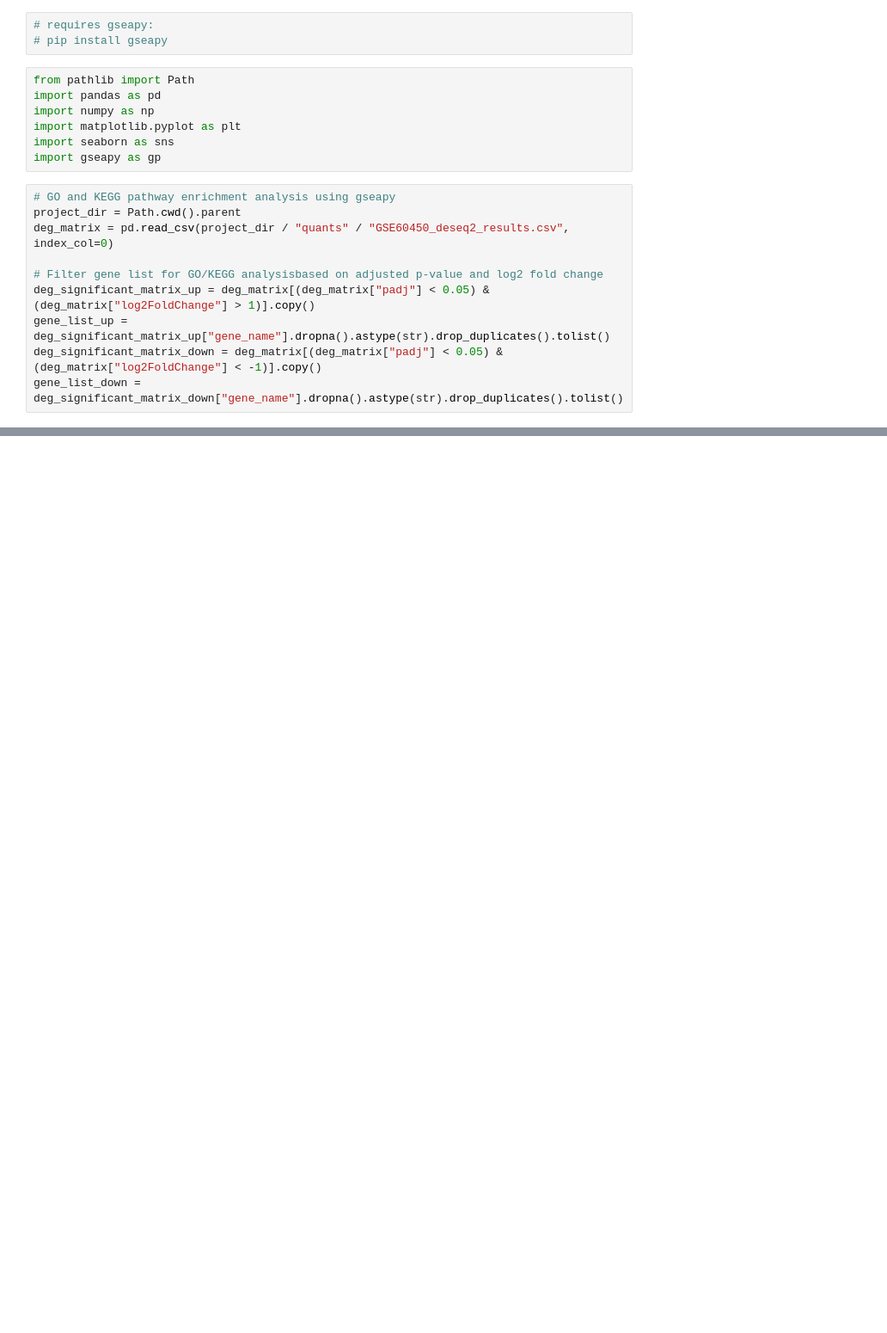
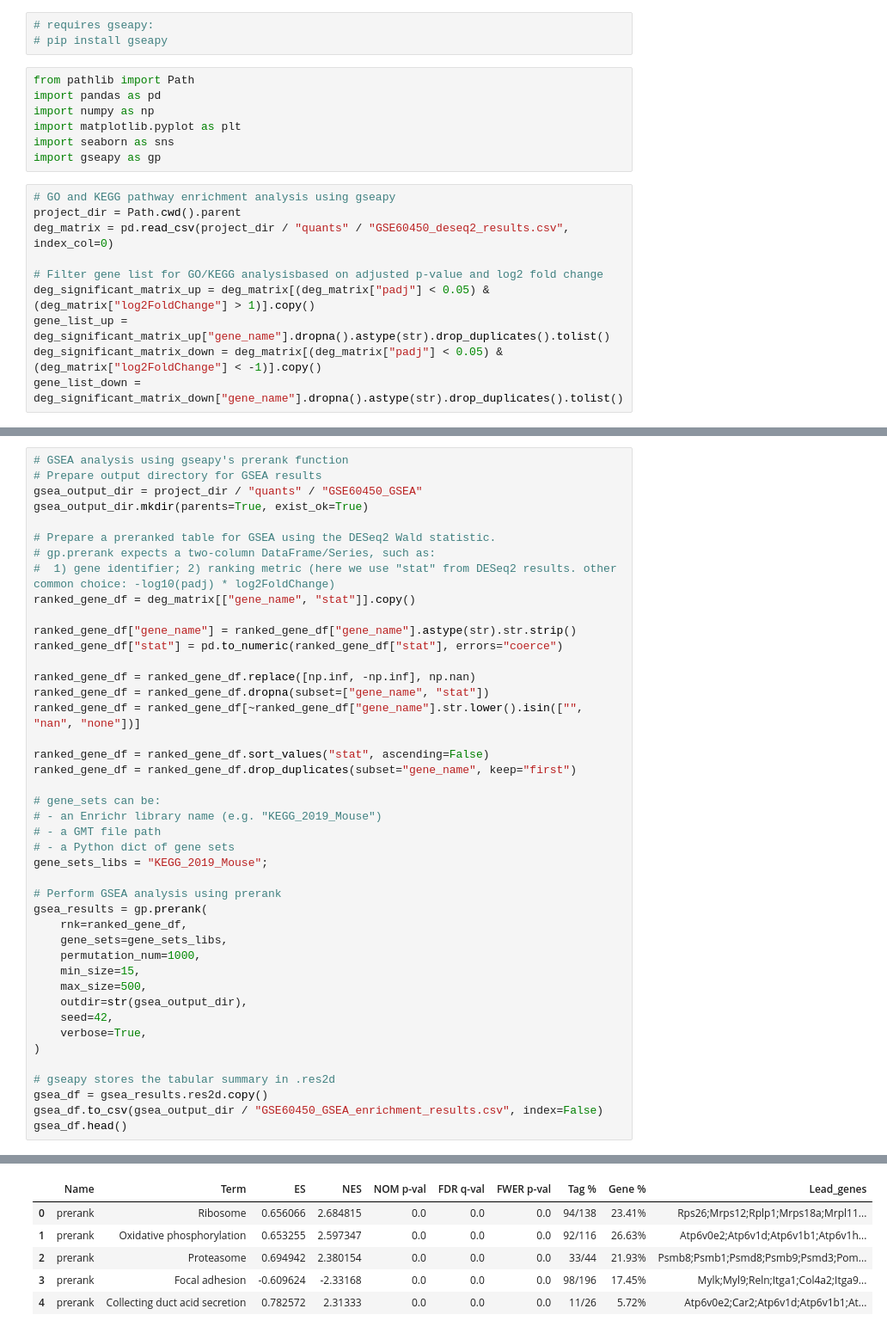
Before and after one commit to RongMonica/RNAseq_pipeline, a Jupyter notebook: scripts/05_functional_enrichment.ipynb, the cells around one changed output, grey strips where cells are left out. Shown at 86% size. Saved outputs shown, nothing was run; the diff lists cells and outputs as text; blank space fills up the shorter version.

Commit message:
Add GSEA enrichment analysis

```diff
--- a/scripts/05_functional_enrichment.ipynb
+++ b/scripts/05_functional_enrichment.ipynb
@@ -172,0 +170,44 @@ plot_enrichment_barplot(
+# %%
+# GSEA analysis using gseapy's prerank function
+# Prepare output directory for GSEA results
+gsea_output_dir = project_dir / "quants" / "GSE60450_GSEA"
+gsea_output_dir.mkdir(parents=True, exist_ok=True)
+
+# Prepare a preranked table for GSEA using the DESeq2 Wald statistic.
+# gp.prerank expects a two-column DataFrame/Series, such as:
+#  1) gene identifier; 2) ranking metric (here we use "stat" from DESeq2 results. other common choice: -log10(padj) * log2FoldChange)
+ranked_gene_df = deg_matrix[["gene_name", "stat"]].copy()
+
+ranked_gene_df["gene_name"] = ranked_gene_df["gene_name"].astype(str).str.strip()
+ranked_gene_df["stat"] = pd.to_numeric(ranked_gene_df["stat"], errors="coerce")
+
+ranked_gene_df = ranked_gene_df.replace([np.inf, -np.inf], np.nan)
+ranked_gene_df = ranked_gene_df.dropna(subset=["gene_name", "stat"])
+ranked_gene_df = ranked_gene_df[~ranked_gene_df["gene_name"].str.lower().isin(["", "nan", "none"])]
+
+ranked_gene_df = ranked_gene_df.sort_values("stat", ascending=False)
+ranked_gene_df = ranked_gene_df.drop_duplicates(subset="gene_name", keep="first")
+
+# gene_sets can be:
+# - an Enrichr library name (e.g. "KEGG_2019_Mouse")
+# - a GMT file path
+# - a Python dict of gene sets
+gene_sets_libs = "KEGG_2019_Mouse";
+
+# Perform GSEA analysis using prerank
+gsea_results = gp.prerank(
+    rnk=ranked_gene_df,
+    gene_sets=gene_sets_libs,
+    permutation_num=1000,
+    min_size=15,
+    max_size=500,
+    outdir=str(gsea_output_dir),
+    seed=42,
+    verbose=True,
+)
+
+# gseapy stores the tabular summary in .res2d
+gsea_df = gsea_results.res2d.copy()
+gsea_df.to_csv(gsea_output_dir / "GSE60450_GSEA_enrichment_results.csv", index=False)
+gsea_df.head()
+# %% [output]
@@ -172,0 +223,6 @@ plot_enrichment_barplot(
+|  | Name | Term | ES | NES | NOM p-val | FDR q-val | FWER p-val | Tag % | Gene % | Lead_genes |
+| 0 | prerank | Ribosome | 0.656066 | 2.684815 | 0.0 | 0.0 | 0.0 | 94/138 | 23.41% | Rps26;Mrps12;Rplp1;Mrps18a;Mrpl11... |
+| 1 | prerank | Oxidative phosphorylation | 0.653255 | 2.597347 | 0.0 | 0.0 | 0.0 | 92/116 | 26.63% | Atp6v0e2;Atp6v1d;Atp6v1b1;Atp6v1h... |
+| 2 | prerank | Proteasome | 0.694942 | 2.380154 | 0.0 | 0.0 | 0.0 | 33/44 | 21.93% | Psmb8;Psmb1;Psmd8;Psmb9;Psmd3;Pom... |
+| 3 | prerank | Focal adhesion | -0.609624 | -2.33168 | 0.0 | 0.0 | 0.0 | 98/196 | 17.45% | Mylk;Myl9;Reln;Itga1;Col4a2;Itga9... |
+| 4 | prerank | Collecting duct acid secretion | 0.782572 | 2.31333 | 0.0 | 0.0 | 0.0 | 11/26 | 5.72% | Atp6v0e2;Car2;Atp6v1d;Atp6v1b1;At... |
```
Also changed, not shown: parts of 4 cells of this notebook.
